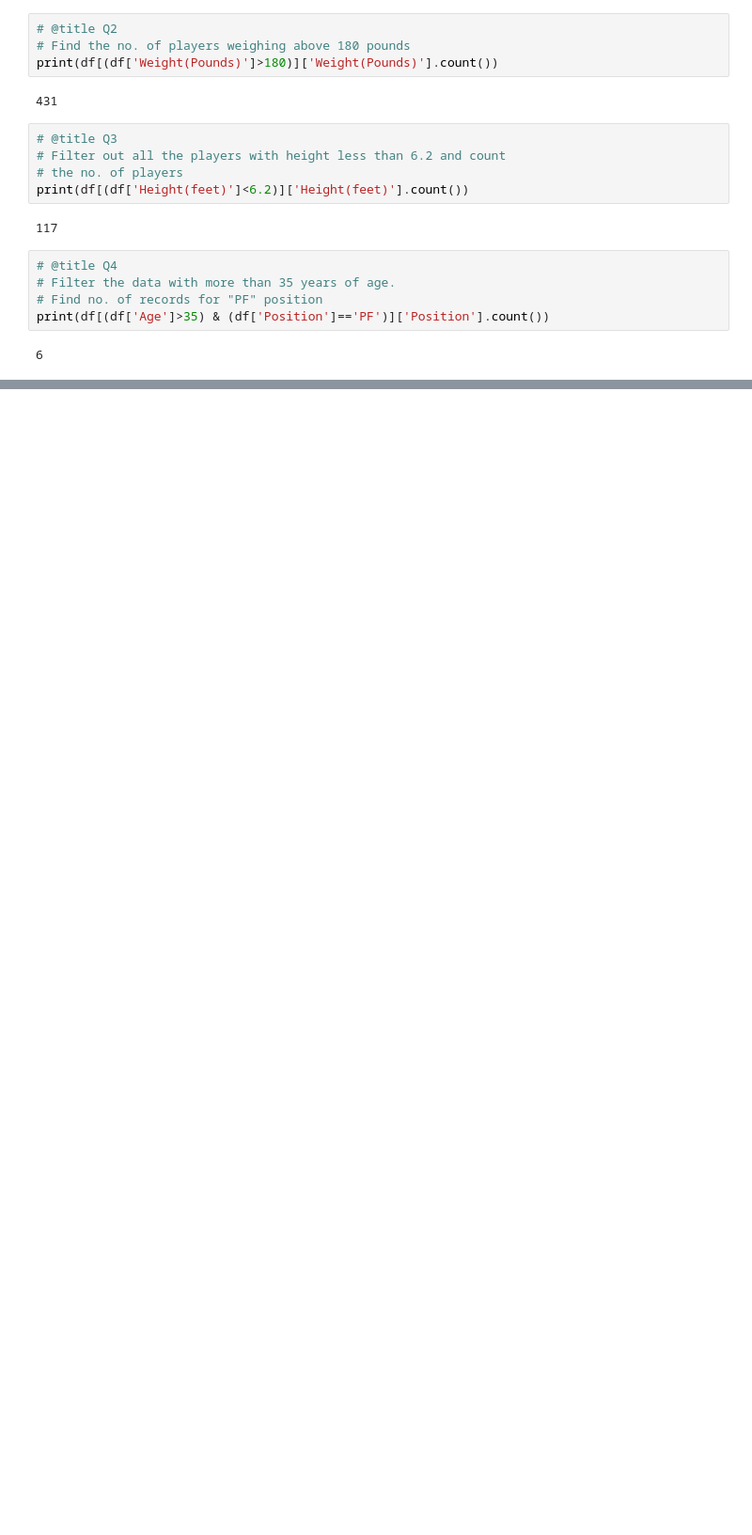
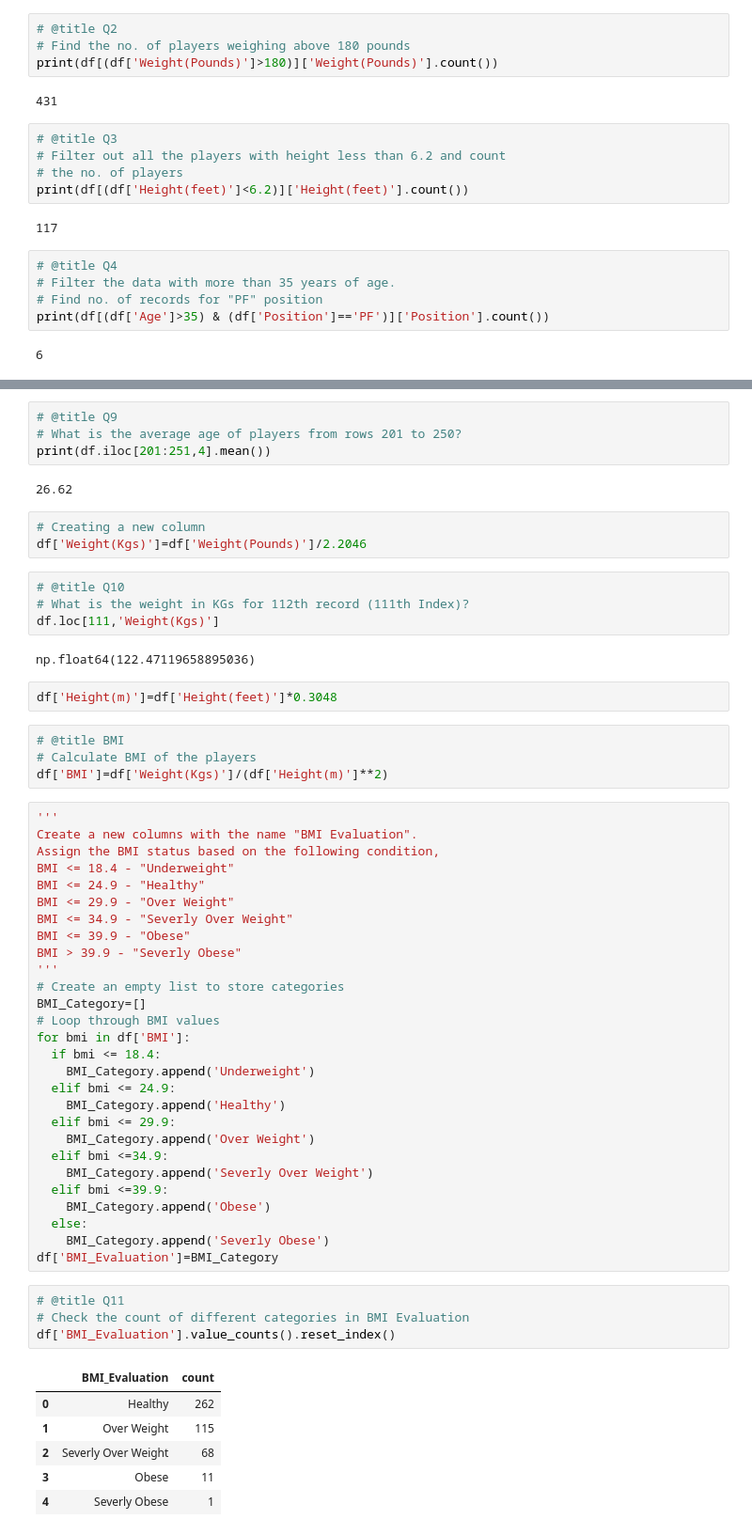
Before and after one commit to pedd1-Srividya/DS-AI-ML-And-Web-Devolopment-Practice, a Jupyter notebook: DS_ML_AI.ipynb, the cells around one changed output, grey strips where cells are left out. Shown: that part at 94% size. Saved outputs shown, nothing was run; the diff lists cells and outputs as text; blank space fills up the shorter version.

```diff
--- a/DS_ML_AI.ipynb
+++ b/DS_ML_AI.ipynb
@@ -1827,0 +1884,60 @@ print(df[(df['Age']>35) & (df['Position']=='PF')]['Position'].count())
+# %%
+# @title Q9
+# What is the average age of players from rows 201 to 250?
+print(df.iloc[201:251,4].mean())
+# %% [output]
+26.62
+# %%
+# Creating a new column
+df['Weight(Kgs)']=df['Weight(Pounds)']/2.2046
+# %%
+# @title Q10
+# What is the weight in KGs for 112th record (111th Index)?
+df.loc[111,'Weight(Kgs)']
+# %% [output]
+np.float64(122.47119658895036)
+# %%
+df['Height(m)']=df['Height(feet)']*0.3048
+# %%
+# @title BMI
+# Calculate BMI of the players
+df['BMI']=df['Weight(Kgs)']/(df['Height(m)']**2)
+# %%
+'''
+Create a new columns with the name "BMI Evaluation".
+Assign the BMI status based on the following condition,
+BMI <= 18.4 - "Underweight"
+BMI <= 24.9 - "Healthy"
+BMI <= 29.9 - "Over Weight"
+BMI <= 34.9 - "Severly Over Weight"
+BMI <= 39.9 - "Obese"
+BMI > 39.9 - "Severly Obese"
+'''
+# Create an empty list to store categories
+BMI_Category=[]
+# Loop through BMI values
+for bmi in df['BMI']:
+  if bmi <= 18.4:
+    BMI_Category.append('Underweight')
+  elif bmi <= 24.9:
+    BMI_Category.append('Healthy')
+  elif bmi <= 29.9:
+    BMI_Category.append('Over Weight')
+  elif bmi <=34.9:
+    BMI_Category.append('Severly Over Weight')
+  elif bmi <=39.9:
+    BMI_Category.append('Obese')
+  else:
+    BMI_Category.append('Severly Obese')
+df['BMI_Evaluation']=BMI_Category
+# %%
+# @title Q11
+# Check the count of different categories in BMI Evaluation
+df['BMI_Evaluation'].value_counts().reset_index()
+# %% [output]
+|  | BMI_Evaluation | count |
+| 0 | Healthy | 262 |
+| 1 | Over Weight | 115 |
+| 2 | Severly Over Weight | 68 |
+| 3 | Obese | 11 |
+| 4 | Severly Obese | 1 |
```
Also changed, not shown: parts of 4 cells of this notebook.
